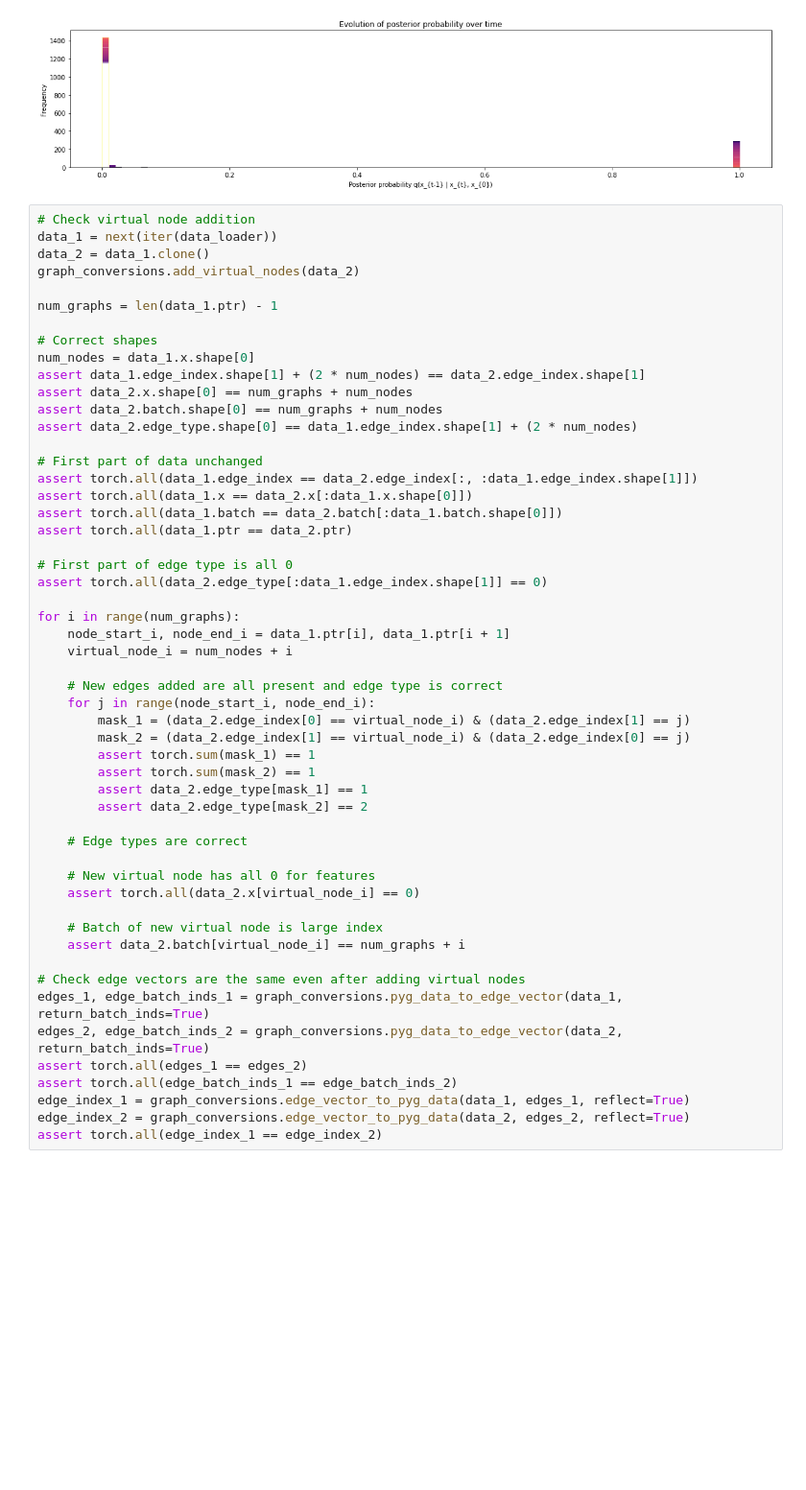
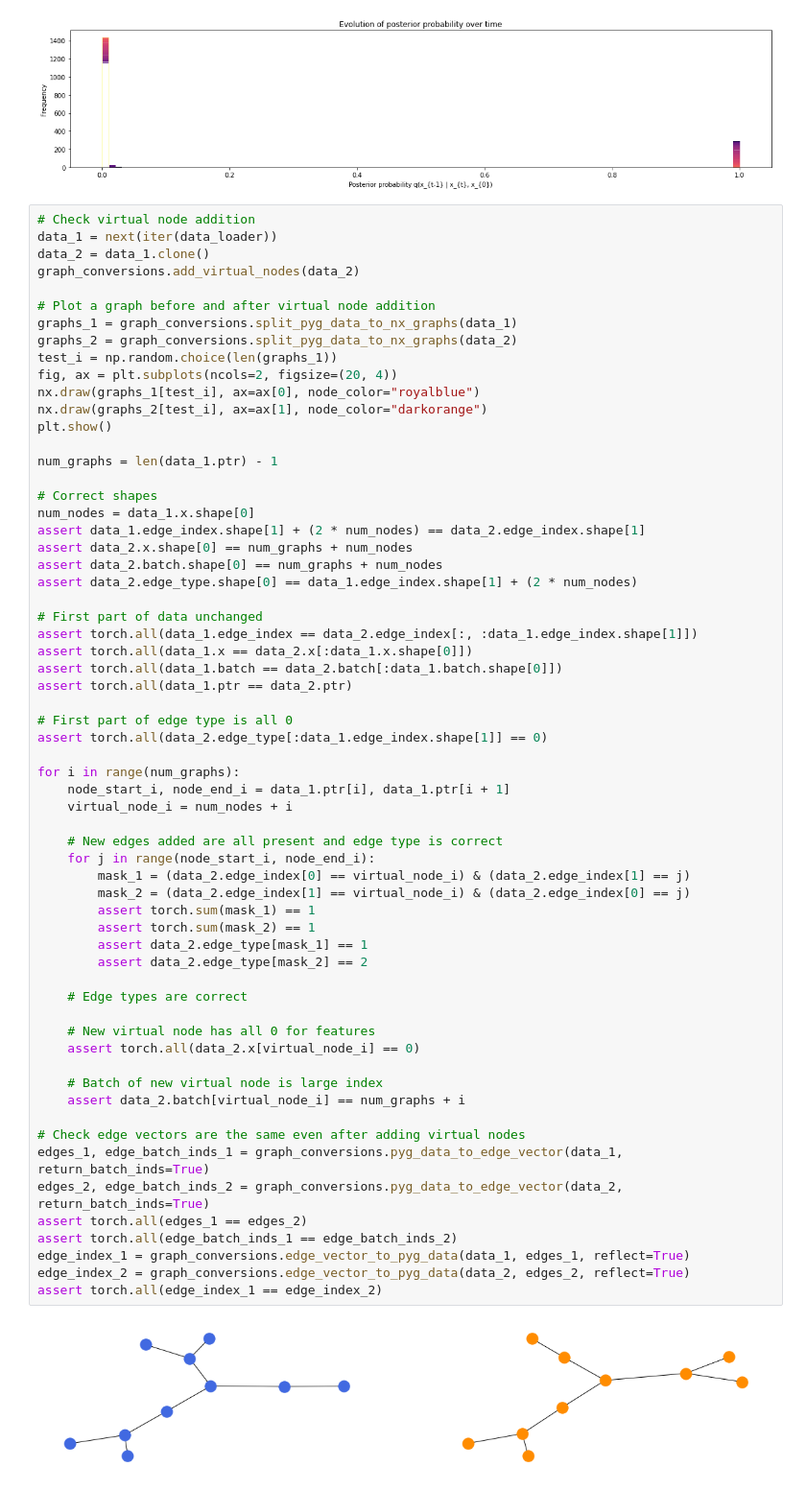
Before and after one commit to Genentech/GraphGUIDE, a Jupyter notebook: notebooks/discrete_diffusion_graph_sanity_checks.ipynb, the cells around one changed output. Shown at 96% size. Drawn from its saved outputs; the diff is of its cells as text; blank space fills up the shorter version.

```diff
--- a/notebooks/discrete_diffusion_graph_sanity_checks.ipynb
+++ b/notebooks/discrete_diffusion_graph_sanity_checks.ipynb
@@ -301,6 +301,15 @@ plt.show()
 data_1 = next(iter(data_loader))
 data_2 = data_1.clone()
 graph_conversions.add_virtual_nodes(data_2)
+
+# Plot a graph before and after virtual node addition
+graphs_1 = graph_conversions.split_pyg_data_to_nx_graphs(data_1)
+graphs_2 = graph_conversions.split_pyg_data_to_nx_graphs(data_2)
+test_i = np.random.choice(len(graphs_1))
+fig, ax = plt.subplots(ncols=2, figsize=(20, 4))
+nx.draw(graphs_1[test_i], ax=ax[0], node_color="royalblue")
+nx.draw(graphs_2[test_i], ax=ax[1], node_color="darkorange")
+plt.show()
 
 num_graphs = len(data_1.ptr) - 1
 
@@ -322,30 +331,32 @@ assert torch.all(data_2.edge_type[:data_1.edge_index.shape[1]] == 0)
 
 for i in range(num_graphs):
     node_start_i, node_end_i = data_1.ptr[i], data_1.ptr[i + 1]
     virtual_node_i = num_nodes + i
 
     # New edges added are all present and edge type is correct
     for j in range(node_start_i, node_end_i):
         mask_1 = (data_2.edge_index[0] == virtual_node_i) & (data_2.edge_index[1] == j)
         mask_2 = (data_2.edge_index[1] == virtual_node_i) & (data_2.edge_index[0] == j)
         assert torch.sum(mask_1) == 1
         assert torch.sum(mask_2) == 1
         assert data_2.edge_type[mask_1] == 1
         assert data_2.edge_type[mask_2] == 2
 
     # Edge types are correct
 
     # New virtual node has all 0 for features
     assert torch.all(data_2.x[virtual_node_i] == 0)
 
     # Batch of new virtual node is large index
     assert data_2.batch[virtual_node_i] == num_graphs + i
 
 # Check edge vectors are the same even after adding virtual nodes
 edges_1, edge_batch_inds_1 = graph_conversions.pyg_data_to_edge_vector(data_1, return_batch_inds=True)
 edges_2, edge_batch_inds_2 = graph_conversions.pyg_data_to_edge_vector(data_2, return_batch_inds=True)
 assert torch.all(edges_1 == edges_2)
 assert torch.all(edge_batch_inds_1 == edge_batch_inds_2)
 edge_index_1 = graph_conversions.edge_vector_to_pyg_data(data_1, edges_1, reflect=True)
 edge_index_2 = graph_conversions.edge_vector_to_pyg_data(data_2, edges_2, reflect=True)
 assert torch.all(edge_index_1 == edge_index_2)
+# %% [output]
+[figure, added]
```
Also changed, not shown: parts of 4 cells of this notebook, 7 other files.
